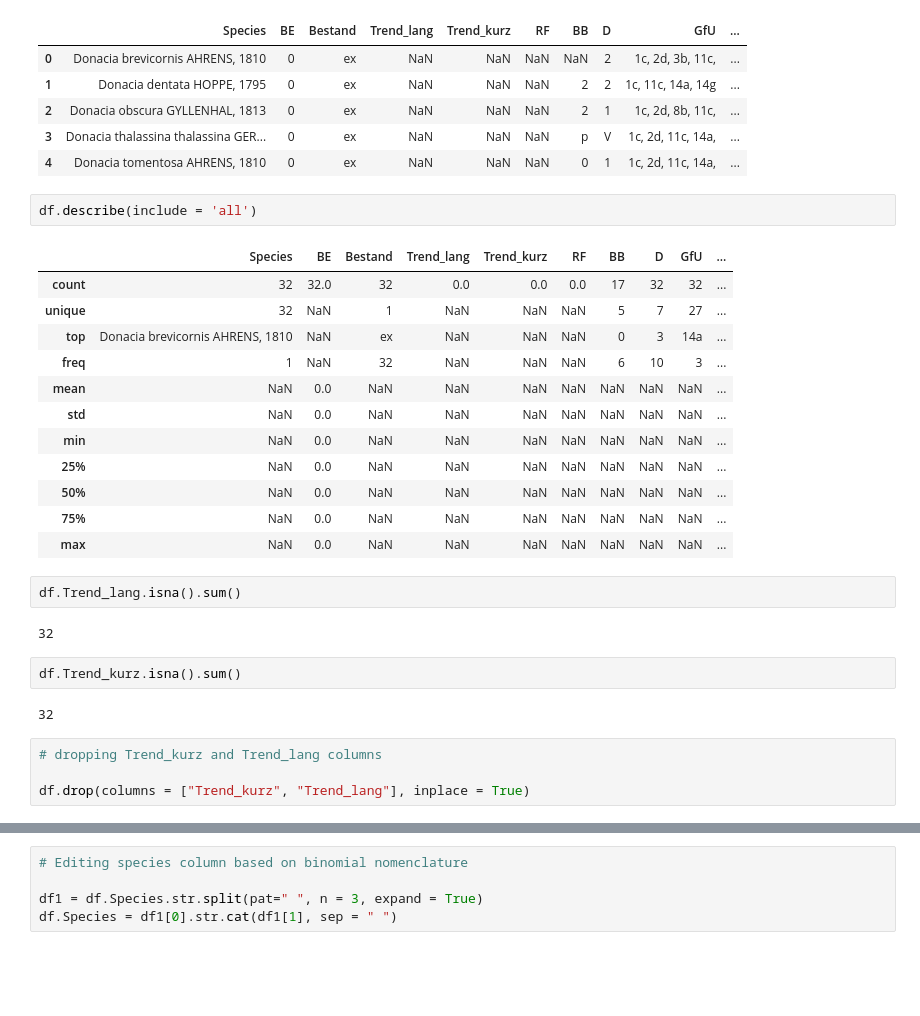
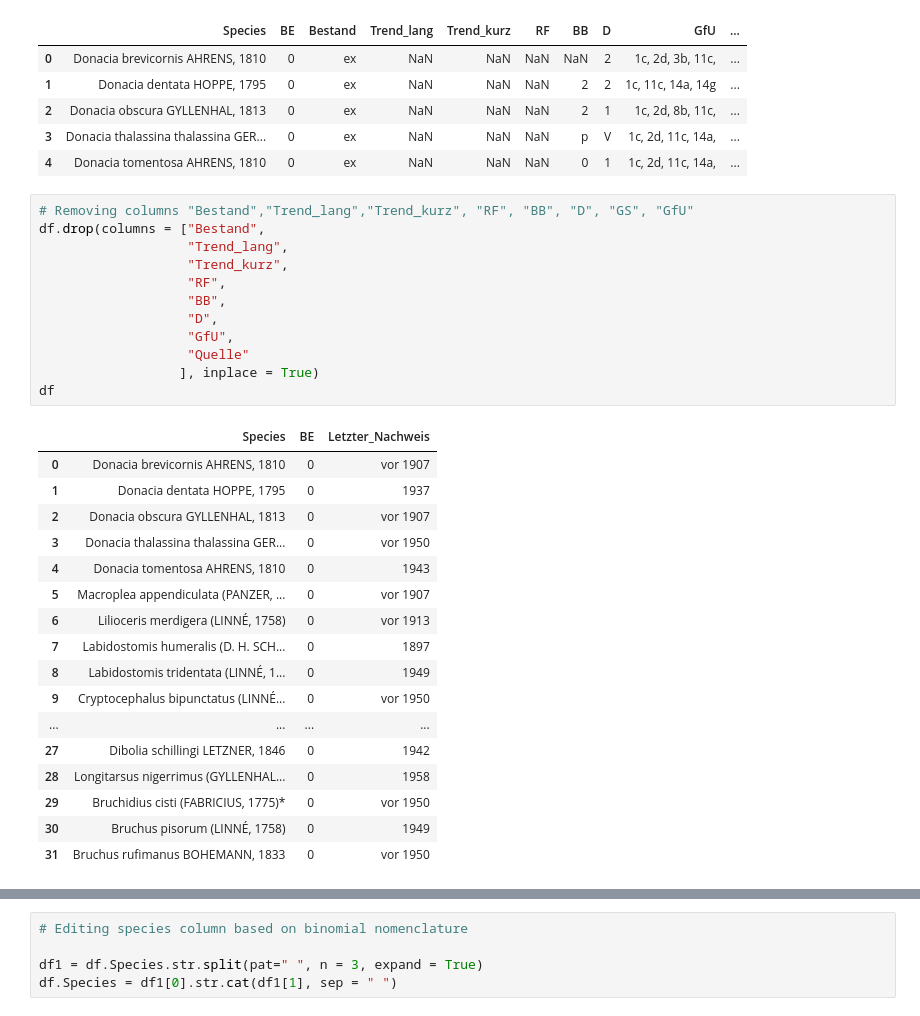
Before and after one commit to Zzzhenya/Berlin-red-list, a Jupyter notebook: Transformation/Raw_csv/Insecta.ipynb, the cells around one changed output, grey strips where cells are left out. Cells and saved outputs as stored; diff of their text form; blank space fills up the shorter version.

```diff
--- a/Transformation/Raw_csv/Insecta.ipynb
+++ b/Transformation/Raw_csv/Insecta.ipynb
@@ -17,29 +17,32 @@ df.head()
 | 3 | Donacia thalassina thalassina GER... | 0 | ex | NaN | NaN | NaN | p | V | 1c, 2d, 11c, 14a, | ... |
 | 4 | Donacia tomentosa AHRENS, 1810 | 0 | ex | NaN | NaN | NaN | 0 | 1 | 1c, 2d, 11c, 14a, | ... |
 # %%
-df.describe(include = 'all')
+# Removing columns "Bestand","Trend_lang","Trend_kurz", "RF", "BB", "D", "GS", "GfU"
+df.drop(columns = ["Bestand",
+                   "Trend_lang",
+                   "Trend_kurz",
+                   "RF",
+                   "BB",
+                   "D",
+                   "GfU",
+                   "Quelle"
+                  ], inplace = True)
+df
 # %% [output]
-|  | Species | BE | Bestand | Trend_lang | Trend_kurz | RF | BB | D | GfU | ... |
-| count | 32 | 32.0 | 32 | 0.0 | 0.0 | 0.0 | 17 | 32 | 32 | ... |
-| unique | 32 | NaN | 1 | NaN | NaN | NaN | 5 | 7 | 27 | ... |
-| top | Donacia brevicornis AHRENS, 1810 | NaN | ex | NaN | NaN | NaN | 0 | 3 | 14a | ... |
-| freq | 1 | NaN | 32 | NaN | NaN | NaN | 6 | 10 | 3 | ... |
-| mean | NaN | 0.0 | NaN | NaN | NaN | NaN | NaN | NaN | NaN | ... |
-| std | NaN | 0.0 | NaN | NaN | NaN | NaN | NaN | NaN | NaN | ... |
-| min | NaN | 0.0 | NaN | NaN | NaN | NaN | NaN | NaN | NaN | ... |
-| 25% | NaN | 0.0 | NaN | NaN | NaN | NaN | NaN | NaN | NaN | ... |
-| 50% | NaN | 0.0 | NaN | NaN | NaN | NaN | NaN | NaN | NaN | ... |
-| 75% | NaN | 0.0 | NaN | NaN | NaN | NaN | NaN | NaN | NaN | ... |
-| max | NaN | 0.0 | NaN | NaN | NaN | NaN | NaN | NaN | NaN | ... |
+|  | Species | BE | Letzter_Nachweis |
+| 0 | Donacia brevicornis AHRENS, 1810 | 0 | vor 1907 |
+| 1 | Donacia dentata HOPPE, 1795 | 0 | 1937 |
+| 2 | Donacia obscura GYLLENHAL, 1813 | 0 | vor 1907 |
+| 3 | Donacia thalassina thalassina GER... | 0 | vor 1950 |
+| 4 | Donacia tomentosa AHRENS, 1810 | 0 | 1943 |
+| 5 | Macroplea appendiculata (PANZER, ... | 0 | vor 1907 |
+| 6 | Lilioceris merdigera (LINNÉ, 1758) | 0 | vor 1913 |
+| 7 | Labidostomis humeralis (D. H. SCH... | 0 | 1897 |
+| 8 | Labidostomis tridentata (LINNÉ, 1... | 0 | 1949 |
+| 9 | Cryptocephalus bipunctatus (LINNÉ... | 0 | vor 1950 |
+| ... | ... | ... | ... |
+| 27 | Dibolia schillingi LETZNER, 1846 | 0 | 1942 |
+| 28 | Longitarsus nigerrimus (GYLLENHAL... | 0 | 1958 |
+| 29 | Bruchidius cisti (FABRICIUS, 1775)* | 0 | vor 1950 |
+| 30 | Bruchus pisorum (LINNÉ, 1758) | 0 | 1949 |
+| 31 | Bruchus rufimanus BOHEMANN, 1833 | 0 | vor 1950 |
-# %%
-df.Trend_lang.isna().sum()
-# %% [output]
-32
-# %%
-df.Trend_kurz.isna().sum()
-# %% [output]
-32
-# %%
-# dropping Trend_kurz and Trend_lang columns
-
-df.drop(columns = ["Trend_kurz", "Trend_lang"], inplace = True)
```
Also changed, not shown: parts of 59 cells of this notebook.
